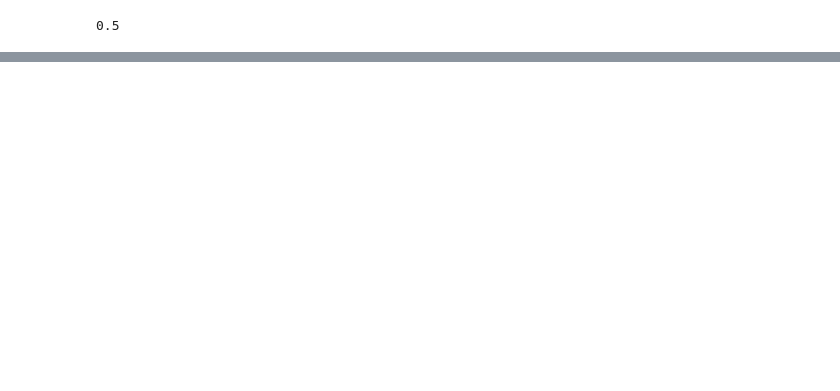
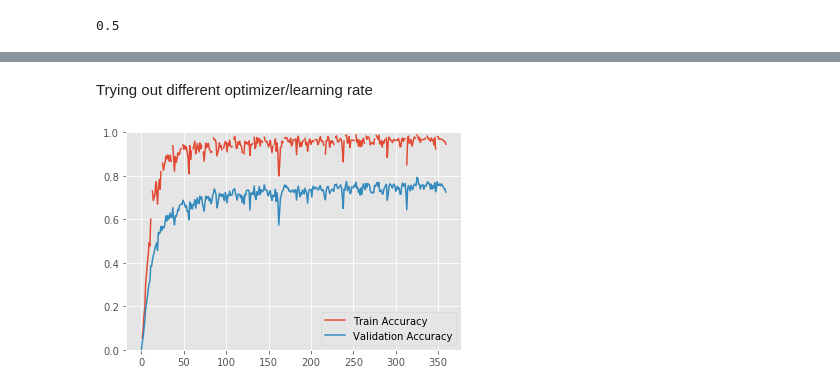
Before and after one commit to idelbrid/SVHN_DeepLearning, a Jupyter notebook: Testing Models on MNIST Synthetic Dataset.ipynb, the cells around one changed output, grey strips where cells are left out. Saved outputs shown, nothing was run; the diff lists cells and outputs as text; code cells hidden in the pictures; blank space fills up the shorter version.

```diff
--- a/Testing Models on MNIST Synthetic Dataset.ipynb
+++ b/Testing Models on MNIST Synthetic Dataset.ipynb
@@ -317,0 +652,2 @@ print(y.eval({x: np.arange(10*20).reshape(-1, 10)}))
+# %% [markdown]
+Trying out different optimizer/learning rate
@@ -317,0 +682,8 @@ print(y.eval({x: np.arange(10*20).reshape(-1, 10)}))
+# %%
+n_epochs = 30
+batch_size = 20
+steps_per_epoch = 250000
+compare_every = 60
+t_len_losses, v_len_losses = [], []
+t_dig_losses, v_dig_losses = [], []
+t_acc, v_acc = [], []
@@ -317,0 +735,8 @@ print(y.eval({x: np.arange(10*20).reshape(-1, 10)}))
+# %%
+plt.plot(t_acc, label='Train Accuracy')
+plt.plot(v_acc, label='Validation Accuracy')
+plt.ylim((0, 1))
+plt.legend()
+plt.show()
+# %% [output]
+[figure, added]
```
Also changed, not shown: parts of 43 cells of this notebook.
